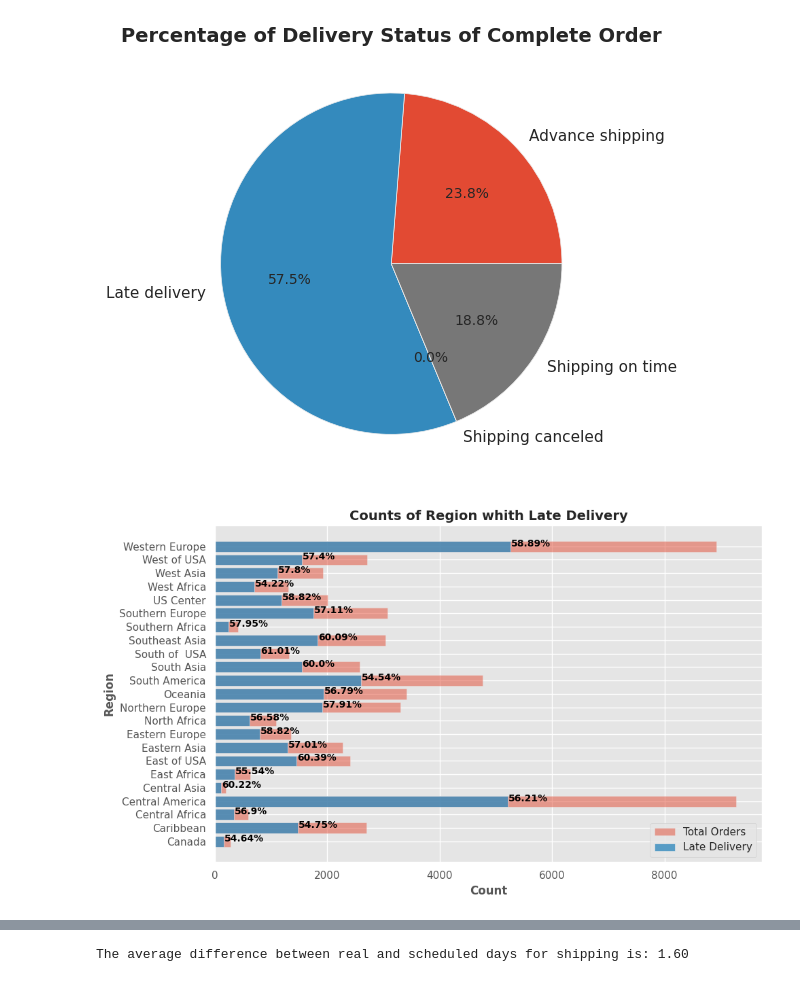
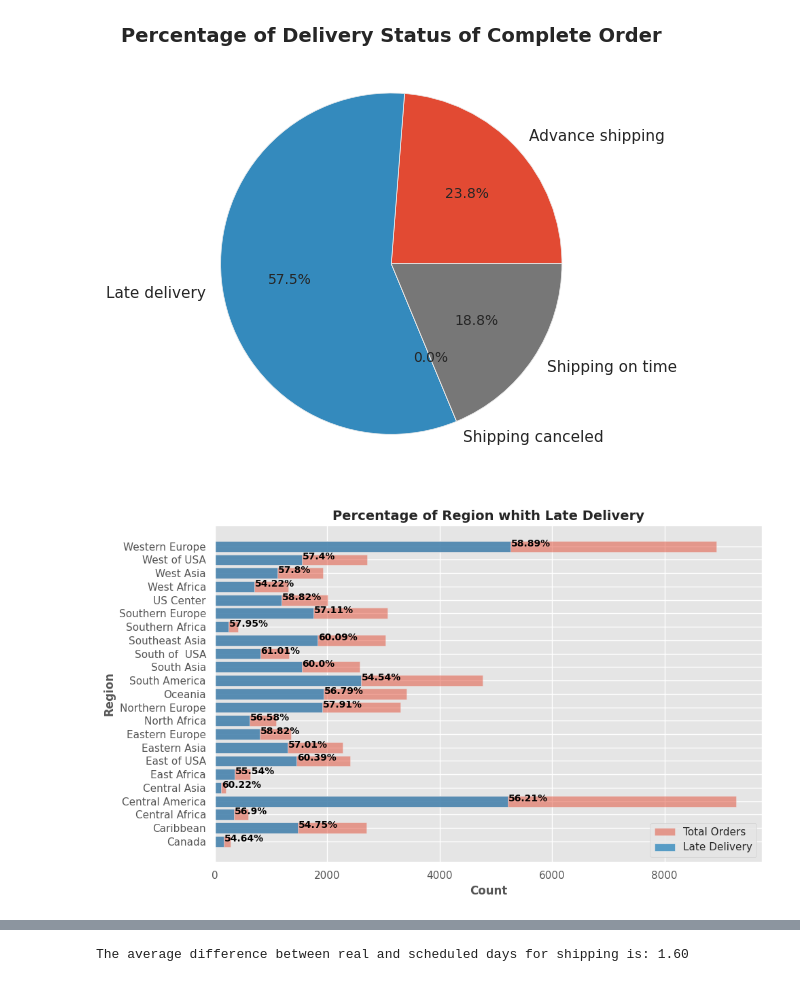
Before and after one commit to azamaufar/supplychainDA, a Jupyter notebook: EDA_Supply_Chain_Data.ipynb, the cells around one changed output, grey strips where cells are left out. Saved outputs shown, nothing was run; the diff lists cells and outputs as text; code cells hidden in the pictures.

```diff
--- a/EDA_Supply_Chain_Data.ipynb
+++ b/EDA_Supply_Chain_Data.ipynb
@@ -293,33 +294,33 @@ df_complete_order_and_late = df.loc[(df['Order Status']=='COMPLETE') & (df['Deli
 # %%
 #Counts of Region of complete order
 total_complete_counts = df_complete_order.groupby('Order Region')['Customer Id'].count()
 
 #Counts of Region whith late delivery
 region_counts = df_complete_order_and_late.groupby('Order Region')['Customer Id'].count()
 
 late_delivery_pct = region_counts / total_complete_counts * 100
 
 
 # set figure size
 plt.figure(figsize=(10,6))
 
 # plot a horizontal bar chart
 plt.barh(total_complete_counts.index, total_complete_counts, alpha=0.5, label='Total Orders')
 plt.barh(region_counts.index, region_counts, alpha=0.8, label='Late Delivery')
 plt.style.use('ggplot')
-plt.title('Counts of Region whith Late Delivery', fontsize=14, fontweight='bold', loc='center')
+plt.title('Percentage of Region whith Late Delivery', fontsize=14, fontweight='bold', loc='center')
 plt.xlabel('Count',fontweight='bold')
 plt.ylabel('Region',fontweight='bold')
 
 #add legend
 plt.legend()
 
 # add text labels for each bar
 for i, v in enumerate(region_counts):
     plt.text(v + 10, i, str(round(late_delivery_pct[i], 2)) + '%', color='black', fontweight='bold')
 
 plt.tight_layout()
-plt.savefig('./output/Counts of Region whith Late Delivery.png', format='png', dpi=300)
+plt.savefig('./output/Percentage of Region whith Late Delivery.png', format='png', dpi=300)
 plt.show()
 # %% [output]
-[figure, old version]
+[figure, new version]
```
Also changed, not shown: parts of 3 cells of this notebook.
